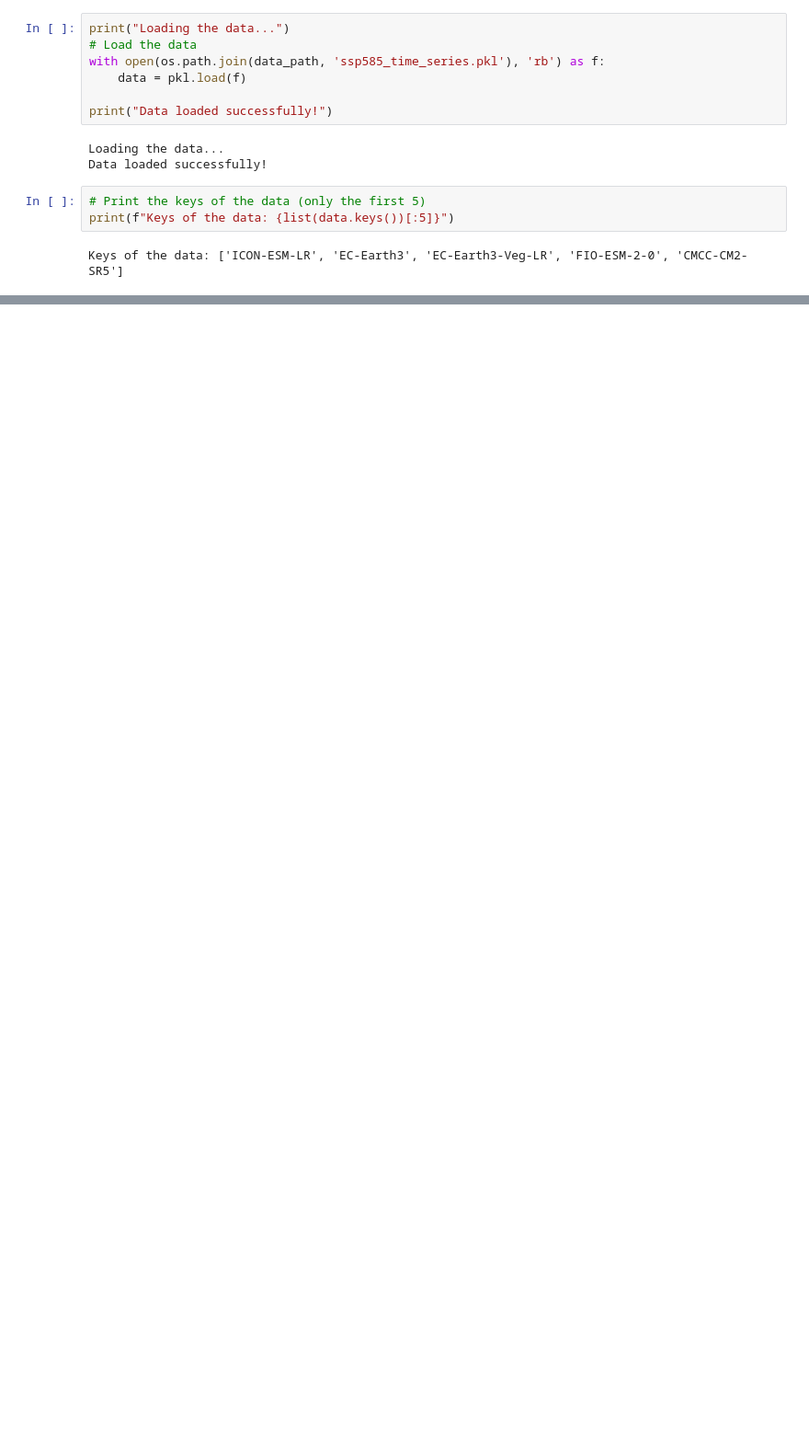
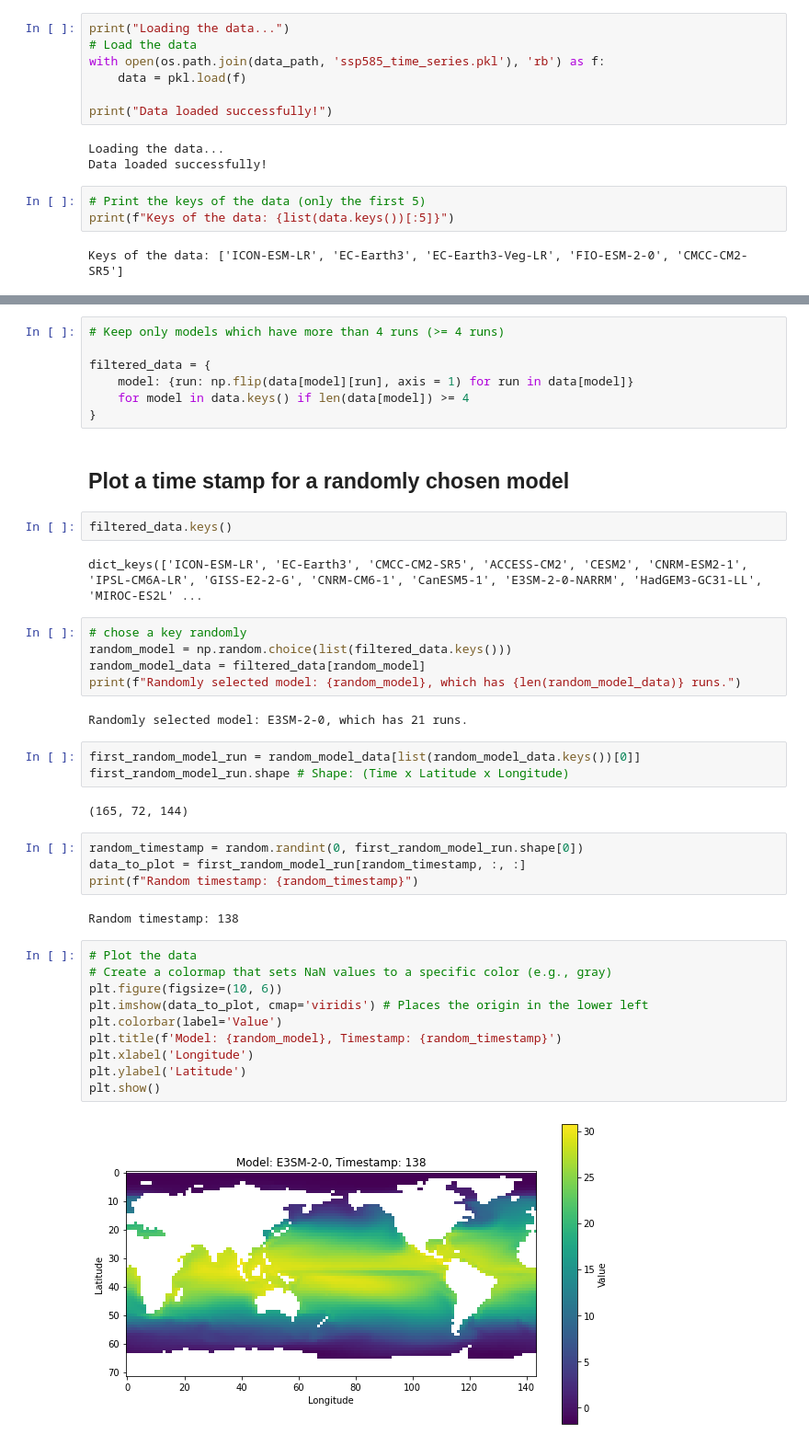
Before and after one commit to Victor2175/gm4cs-l, a Jupyter notebook: Data_exploration.ipynb, the cells around one changed output, grey strips where cells are left out. Shown at 92% size. Saved outputs shown, nothing was run; the diff lists cells and outputs as text; blank space fills up the shorter version.

```diff
--- a/Data_exploration.ipynb
+++ b/Data_exploration.ipynb
@@ -199,0 +45,43 @@ interpolated_models_list = [{"model_name" : model, "interpolated_data" : fill_na
+# %%
+# Keep only models which have more than 4 runs (>= 4 runs)
+
+filtered_data = {
+    model: {run: np.flip(data[model][run], axis = 1) for run in data[model]}
+    for model in data.keys() if len(data[model]) >= 4
+}
+# %% [markdown]
+## Plot a time stamp for a randomly chosen model
+# %%
+filtered_data.keys()
+# %% [output]
+dict_keys(['ICON-ESM-LR', 'EC-Earth3', 'CMCC-CM2-SR5', 'ACCESS-CM2', 'CESM2', 'CNRM-ESM2-1', 'IPSL-CM6A-LR', 'GISS-E2-2-G', 'CNRM-CM6-1', 'CanESM5-1', 'E3SM-2-0-NARRM', 'HadGEM3-GC31-LL', 'MIROC-ES2L' ...
+# %%
+# chose a key randomly
+random_model = np.random.choice(list(filtered_data.keys()))
+random_model_data = filtered_data[random_model]
+print(f"Randomly selected model: {random_model}, which has {len(random_model_data)} runs.")
+# %% [output]
+Randomly selected model: E3SM-2-0, which has 21 runs.
+# %%
+first_random_model_run = random_model_data[list(random_model_data.keys())[0]]
+first_random_model_run.shape # Shape: (Time x Latitude x Longitude)
+# %% [output]
+(165, 72, 144)
+# %%
+random_timestamp = random.randint(0, first_random_model_run.shape[0])
+data_to_plot = first_random_model_run[random_timestamp, :, :]
+print(f"Random timestamp: {random_timestamp}")
+# %% [output]
+Random timestamp: 138
+# %%
+# Plot the data
+# Create a colormap that sets NaN values to a specific color (e.g., gray)
+plt.figure(figsize=(10, 6))
+plt.imshow(data_to_plot, cmap='viridis') # Places the origin in the lower left
+plt.colorbar(label='Value')
+plt.title(f'Model: {random_model}, Timestamp: {random_timestamp}')
+plt.xlabel('Longitude')
+plt.ylabel('Latitude')
+plt.show()
+# %% [output]
+[figure, added]
```
Also changed, not shown: parts of 25 cells of this notebook, 1 other file.
